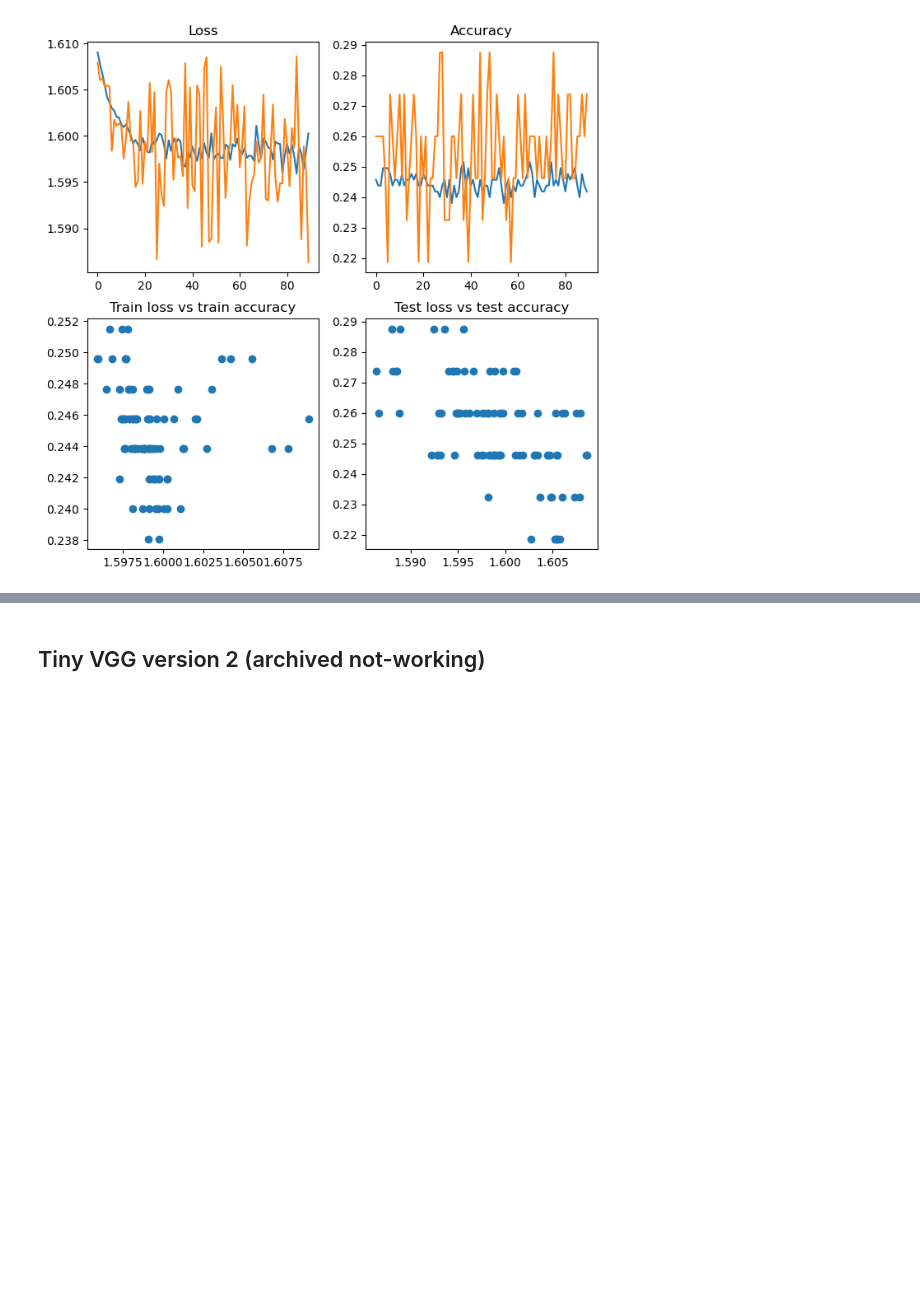
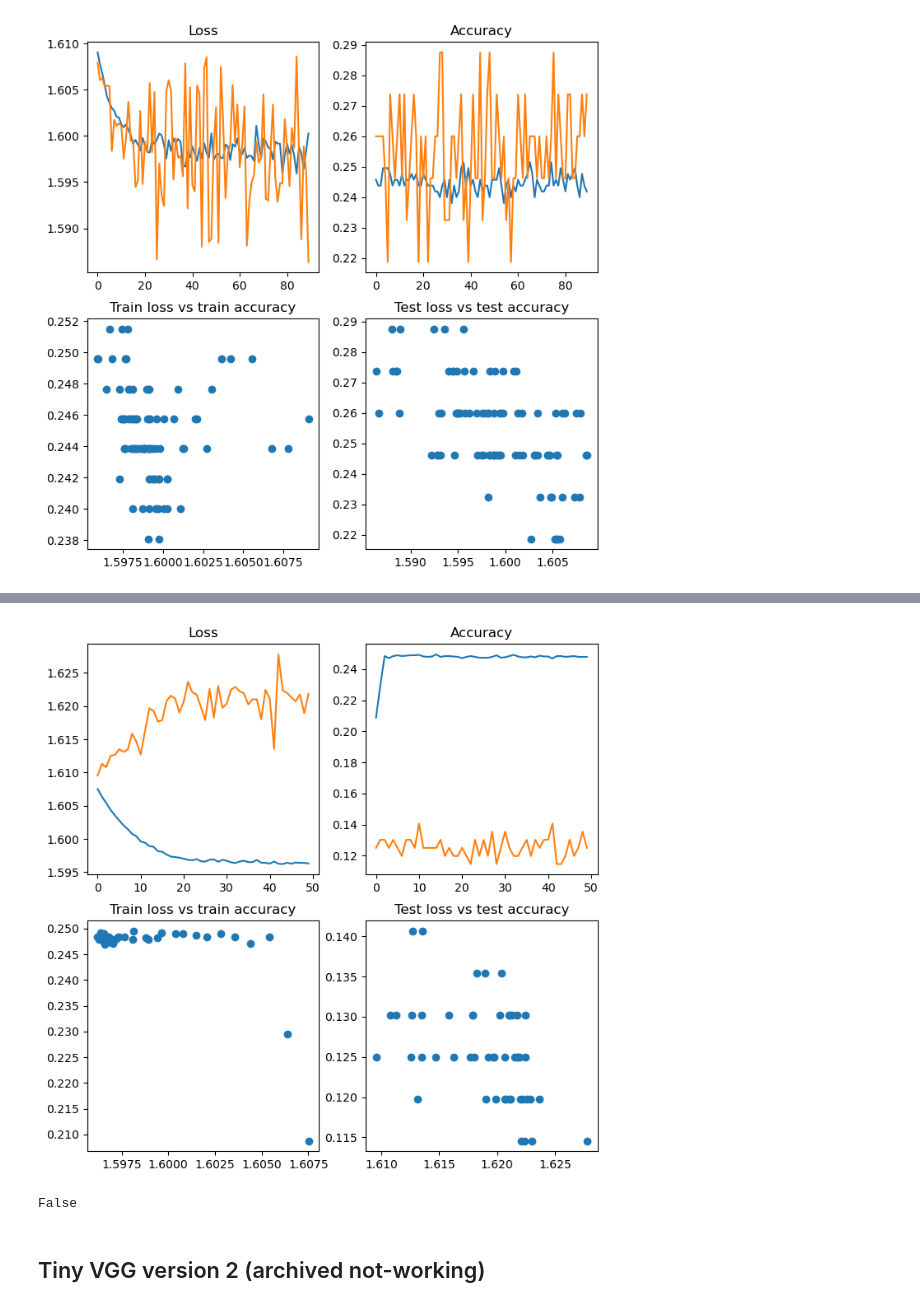
Before and after one commit to neddanedda/PyTorch_course, a Jupyter notebook: Flowers_five_classes.ipynb, the cells around one changed output, grey strips where cells are left out. Drawn from its saved outputs; the diff is of its cells as text; code cells hidden in the pictures; blank space fills up the shorter version.

```diff
--- a/Flowers_five_classes.ipynb
+++ b/Flowers_five_classes.ipynb
@@ -938,0 +1004,9 @@ print(m5_end_time-m5_start_time)
+# %%
+m5_start_time = timer()
+model_5_results2 = train(model_5,
+                         train_dataloader,
+                         test_dataloader,
+                         optimizer,
+                         epochs=10)
+m5_end_time = timer()
+print((m5_end_time-m5_start_time)/60)
@@ -939,3 +1031,15 @@ print(m5_end_time-m5_start_time)
+# %%
+model_5_all_results = pd.concat([
+    pd.DataFrame(model_5_results),
+    pd.DataFrame(model_5_results1),
+    pd.DataFrame(model_5_results2)])
+plot_model_results(model_5_all_results, figsize=8)
+# %% [output]
+[figure, added]
+# %%
+torch.cuda.is_available()
+# %% [output]
+False
 # %% [markdown]
 ## Tiny VGG version 2 (archived not-working)
 # %%
```
Also changed, not shown: parts of 22 cells of this notebook.
